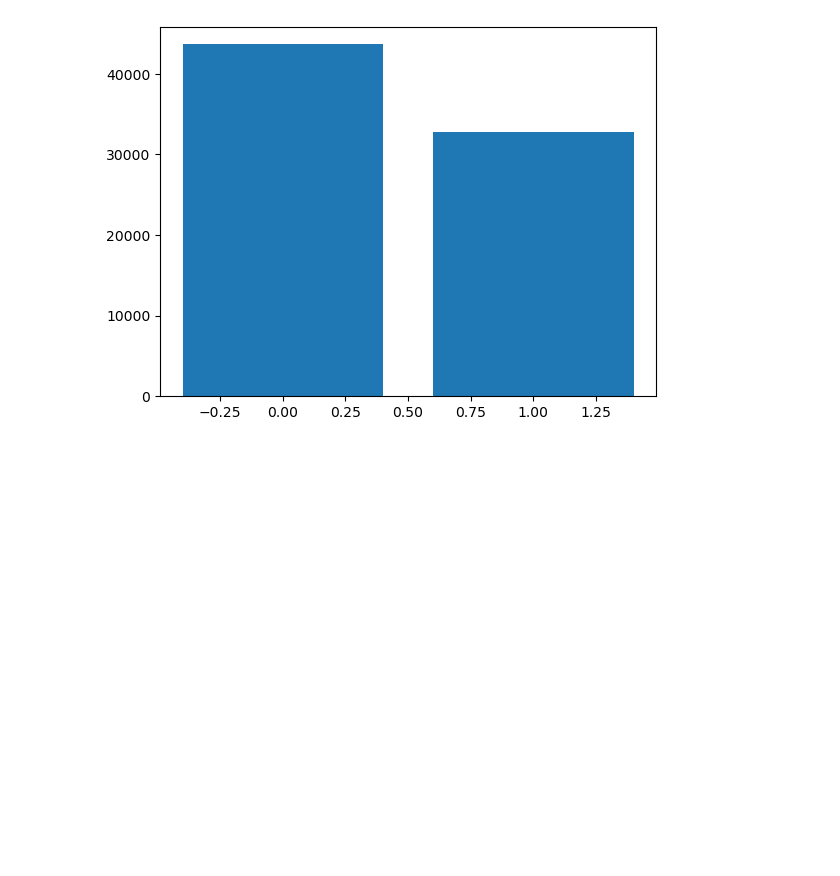
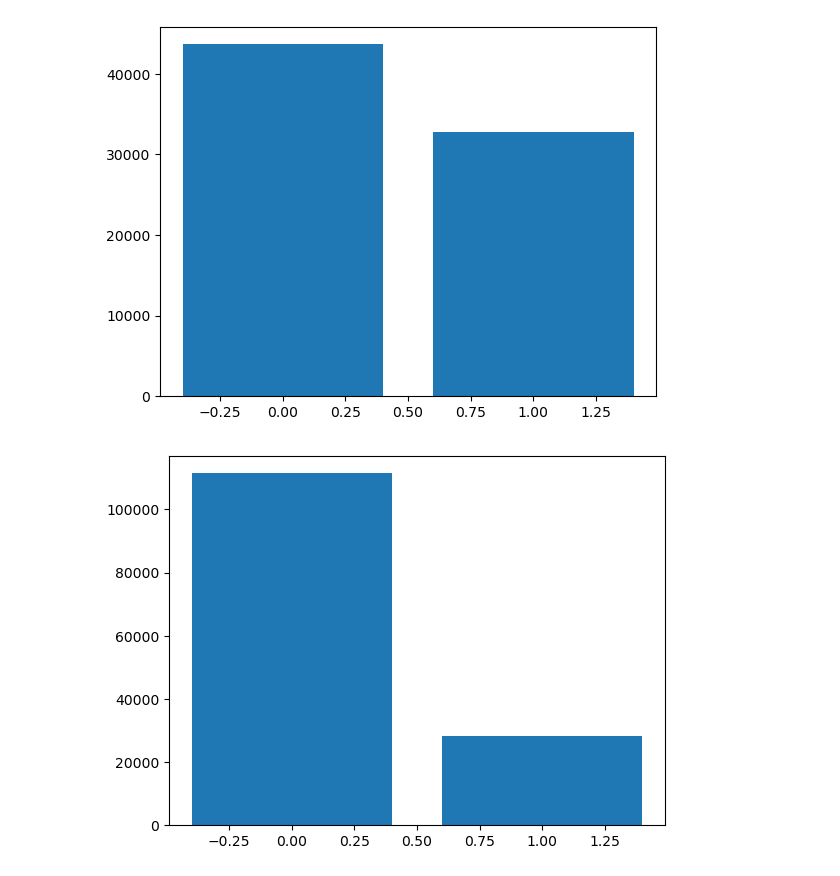
Before and after one commit to jitghosh/ml, a Jupyter notebook: mlproject_diabetes/code/diab_binary/diabetes_bin_rebalance.ipynb, the cells around one changed output. Saved outputs shown, nothing was run; the diff lists cells and outputs as text; code cells hidden in the pictures; blank space fills up the shorter version.

```diff
--- a/mlproject_diabetes/code/diab_binary/diabetes_bin_rebalance.ipynb
+++ b/mlproject_diabetes/code/diab_binary/diabetes_bin_rebalance.ipynb
@@ -101,3 +102,18 @@ test_X_resamp.join(test_y_resamp).to_csv("./diabetes_binary_test_oversamp.csv",i
 # %% [output]
 [figure]
 [figure]
+# %%
+counts_train = Counter(train_y)
+counts_train[1.0] = int(counts_train[0.0] * 0.75)
+undersampler = EditedNearestNeighbours(kind_sel="all",n_neighbors=5)
+
+train_X_resamp, train_y_resamp = undersampler.fit_resample(train_X,train_y)
+
+fig,ax = plt.subplots(1,1)
+label_counts = train_y_resamp.groupby(by=lambda idx:train_y_resamp[idx]).count().values
+ax.bar(x=train_y_resamp.unique(),height = label_counts)
+plt.show()
+
+train_X_resamp.join(train_y_resamp).to_csv("./diabetes_binary_train_undersamp.csv",index=False)
+# %% [output]
+[figure, added]
```
Also changed, not shown: parts of 1 cell of this notebook, 7 other files.
